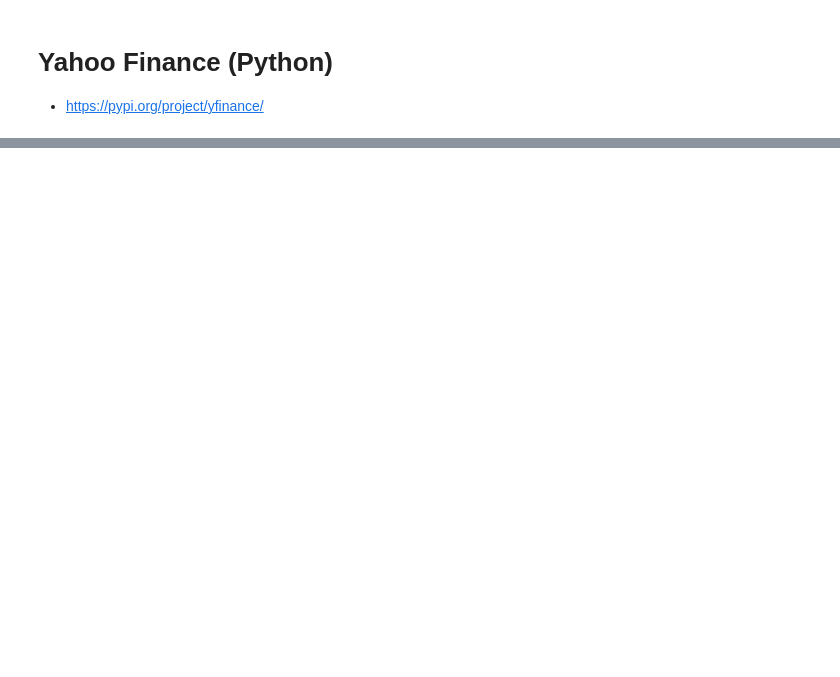
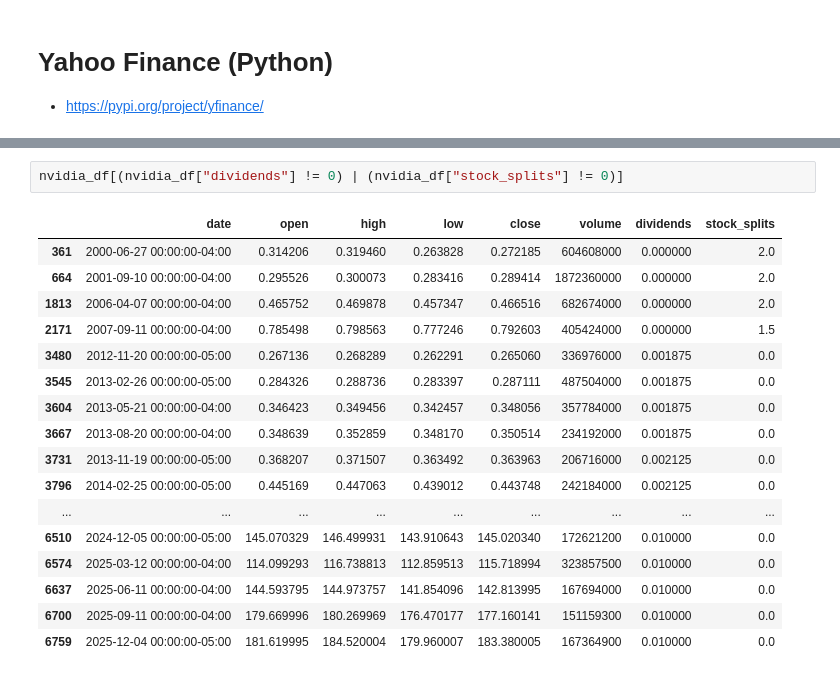
Before and after one commit to tros01/ibm_data_analyst, a Jupyter notebook: py_m5_financial_series_project.ipynb, the cells around one changed output, grey strips where cells are left out. Cells and saved outputs as stored; diff of their text form; blank space fills up the shorter version.

```diff
--- a/py_m5_financial_series_project.ipynb
+++ b/py_m5_financial_series_project.ipynb
@@ -46,0 +91,20 @@ nvidia_df.tail()
+# %%
+nvidia_df[(nvidia_df["dividends"] != 0) | (nvidia_df["stock_splits"] != 0)]
+# %% [output]
+|  | date | open | high | low | close | volume | dividends | stock_splits |
+| 361 | 2000-06-27 00:00:00-04:00 | 0.314206 | 0.319460 | 0.263828 | 0.272185 | 604608000 | 0.000000 | 2.0 |
+| 664 | 2001-09-10 00:00:00-04:00 | 0.295526 | 0.300073 | 0.283416 | 0.289414 | 1872360000 | 0.000000 | 2.0 |
+| 1813 | 2006-04-07 00:00:00-04:00 | 0.465752 | 0.469878 | 0.457347 | 0.466516 | 682674000 | 0.000000 | 2.0 |
+| 2171 | 2007-09-11 00:00:00-04:00 | 0.785498 | 0.798563 | 0.777246 | 0.792603 | 405424000 | 0.000000 | 1.5 |
+| 3480 | 2012-11-20 00:00:00-05:00 | 0.267136 | 0.268289 | 0.262291 | 0.265060 | 336976000 | 0.001875 | 0.0 |
+| 3545 | 2013-02-26 00:00:00-05:00 | 0.284326 | 0.288736 | 0.283397 | 0.287111 | 487504000 | 0.001875 | 0.0 |
+| 3604 | 2013-05-21 00:00:00-04:00 | 0.346423 | 0.349456 | 0.342457 | 0.348056 | 357784000 | 0.001875 | 0.0 |
+| 3667 | 2013-08-20 00:00:00-04:00 | 0.348639 | 0.352859 | 0.348170 | 0.350514 | 234192000 | 0.001875 | 0.0 |
+| 3731 | 2013-11-19 00:00:00-05:00 | 0.368207 | 0.371507 | 0.363492 | 0.363963 | 206716000 | 0.002125 | 0.0 |
+| 3796 | 2014-02-25 00:00:00-05:00 | 0.445169 | 0.447063 | 0.439012 | 0.443748 | 242184000 | 0.002125 | 0.0 |
+| ... | ... | ... | ... | ... | ... | ... | ... | ... |
+| 6510 | 2024-12-05 00:00:00-05:00 | 145.070329 | 146.499931 | 143.910643 | 145.020340 | 172621200 | 0.010000 | 0.0 |
+| 6574 | 2025-03-12 00:00:00-04:00 | 114.099293 | 116.738813 | 112.859513 | 115.718994 | 323857500 | 0.010000 | 0.0 |
+| 6637 | 2025-06-11 00:00:00-04:00 | 144.593795 | 144.973757 | 141.854096 | 142.813995 | 167694000 | 0.010000 | 0.0 |
+| 6700 | 2025-09-11 00:00:00-04:00 | 179.669996 | 180.269969 | 176.470177 | 177.160141 | 151159300 | 0.010000 | 0.0 |
+| 6759 | 2025-12-04 00:00:00-05:00 | 181.619995 | 184.520004 | 179.960007 | 183.380005 | 167364900 | 0.010000 | 0.0 |
```
Also changed, not shown: parts of 11 cells of this notebook.
